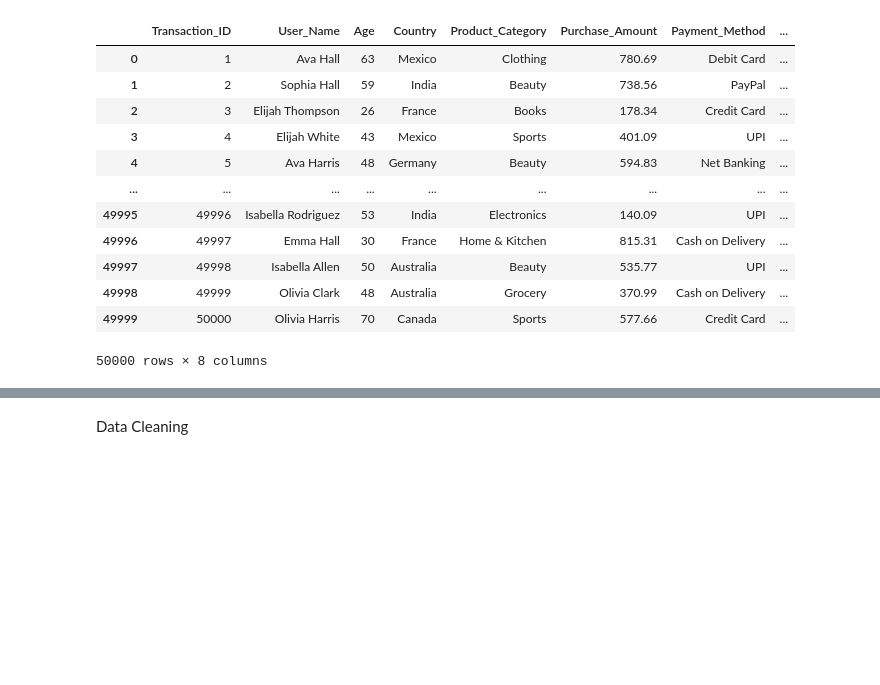
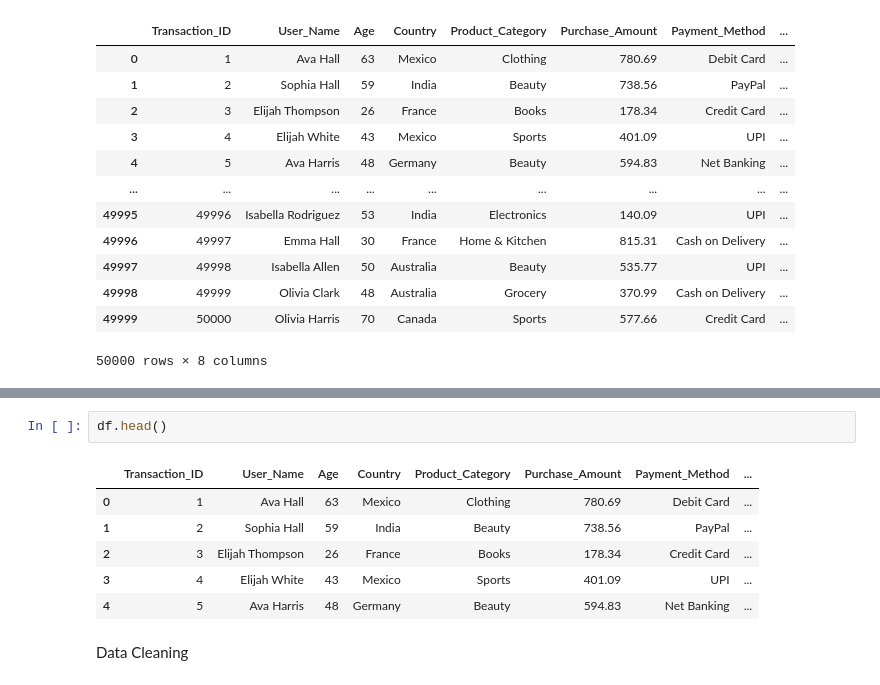
Before and after one commit to TammyLeung122/EDA-Group-5, a Jupyter notebook: EDA_E-Commerce.ipynb, the cells around one changed output, grey strips where cells are left out. Saved outputs shown, nothing was run; the diff lists cells and outputs as text; blank space fills up the shorter version.

```diff
--- a/EDA_E-Commerce.ipynb
+++ b/EDA_E-Commerce.ipynb
@@ -31,3 +101,12 @@ df
+# %%
+df.head()
+# %% [output]
+|  | Transaction_ID | User_Name | Age | Country | Product_Category | Purchase_Amount | Payment_Method | ... |
+| 0 | 1 | Ava Hall | 63 | Mexico | Clothing | 780.69 | Debit Card | ... |
+| 1 | 2 | Sophia Hall | 59 | India | Beauty | 738.56 | PayPal | ... |
+| 2 | 3 | Elijah Thompson | 26 | France | Books | 178.34 | Credit Card | ... |
+| 3 | 4 | Elijah White | 43 | Mexico | Sports | 401.09 | UPI | ... |
+| 4 | 5 | Ava Harris | 48 | Germany | Beauty | 594.83 | Net Banking | ... |
 # %% [markdown]
 Data Cleaning
 # %%
```
Also changed, not shown: parts of 6 cells of this notebook.
